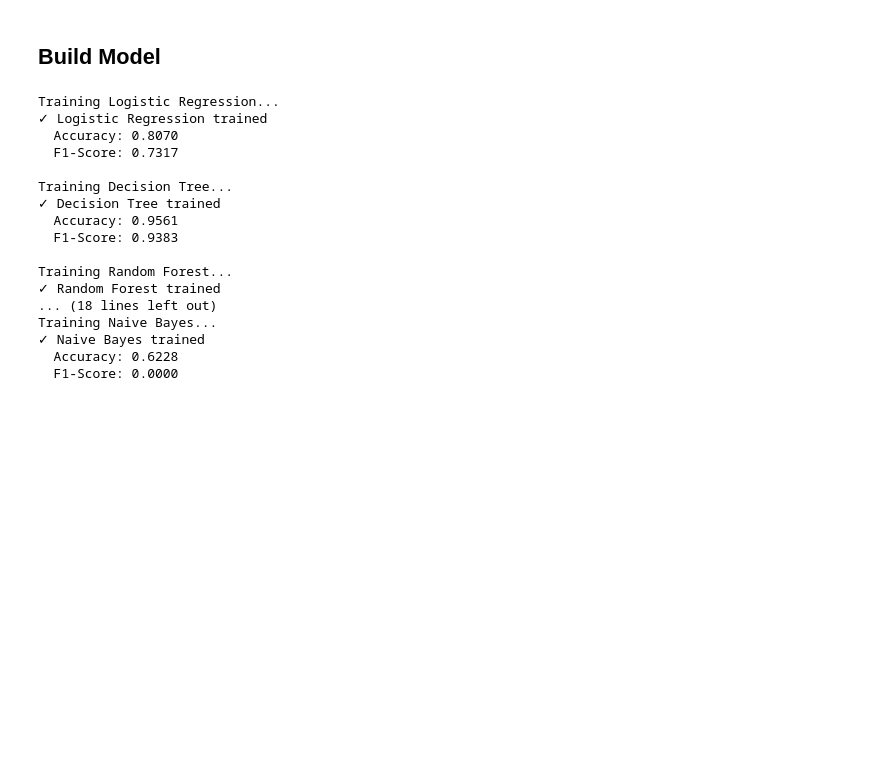
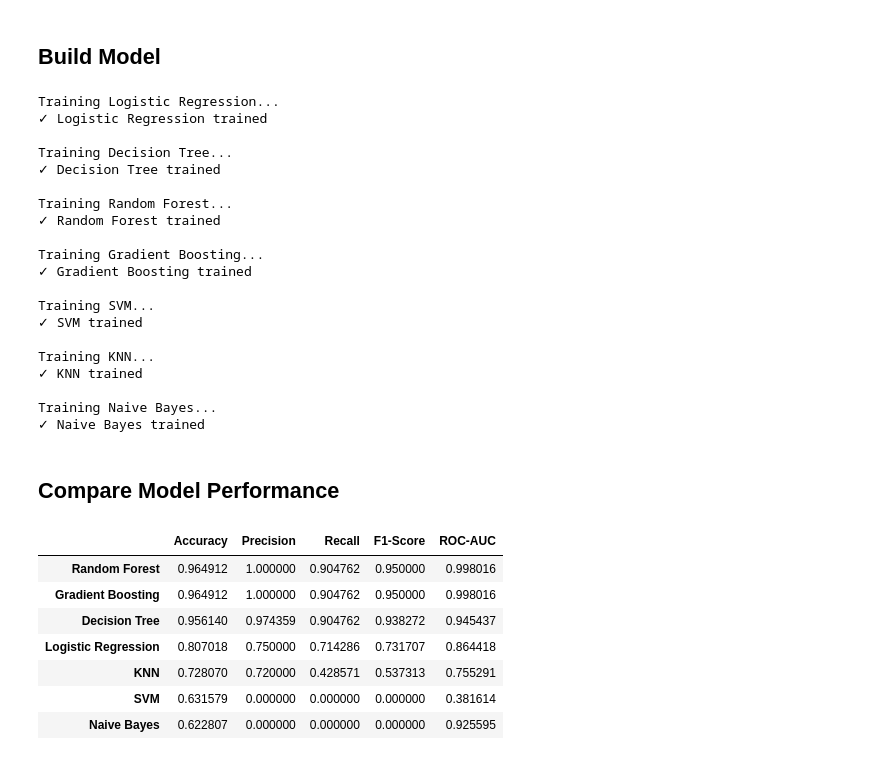
Before and after one commit to AkmalFazli27/breast-cancer-prediciton, a Jupyter notebook: notebook/modeling.ipynb, the cells around one changed output. Cells and saved outputs as stored; diff of their text form; code cells hidden in the pictures; blank space fills up the shorter version.

```diff
--- a/notebook/modeling.ipynb
+++ b/notebook/modeling.ipynb
@@ -111,23 +111,39 @@ for name, model in models.items():
     }
 
     print(f"✓ {name} trained")
-    print(f"  Accuracy: {results[name]['Accuracy']:.4f}")
-    print(f"  F1-Score: {results[name]['F1-Score']:.4f}")
 # %% [output]
 Training Logistic Regression...
 ✓ Logistic Regression trained
-  Accuracy: 0.8070
-  F1-Score: 0.7317
 
 Training Decision Tree...
 ✓ Decision Tree trained
-  Accuracy: 0.9561
-  F1-Score: 0.9383
 
 Training Random Forest...
 ✓ Random Forest trained
-... (18 lines left out)
+
+Training Gradient Boosting...
+✓ Gradient Boosting trained
+
+Training SVM...
+✓ SVM trained
+
+Training KNN...
+✓ KNN trained
+
 Training Naive Bayes...
 ✓ Naive Bayes trained
-  Accuracy: 0.6228
-  F1-Score: 0.0000
+# %% [markdown]
+## Compare Model Performance
+# %%
+df_results = pd.DataFrame(results).T
+df_results_sorted = df_results.sort_values(by='F1-Score', ascending=False)
+df_results_sorted
+# %% [output]
+|  | Accuracy | Precision | Recall | F1-Score | ROC-AUC |
+| Random Forest | 0.964912 | 1.000000 | 0.904762 | 0.950000 | 0.998016 |
+| Gradient Boosting | 0.964912 | 1.000000 | 0.904762 | 0.950000 | 0.998016 |
+| Decision Tree | 0.956140 | 0.974359 | 0.904762 | 0.938272 | 0.945437 |
+| Logistic Regression | 0.807018 | 0.750000 | 0.714286 | 0.731707 | 0.864418 |
+| KNN | 0.728070 | 0.720000 | 0.428571 | 0.537313 | 0.755291 |
+| SVM | 0.631579 | 0.000000 | 0.000000 | 0.000000 | 0.381614 |
+| Naive Bayes | 0.622807 | 0.000000 | 0.000000 | 0.000000 | 0.925595 |
```
Also changed, not shown: parts of 1 cell of this notebook.
